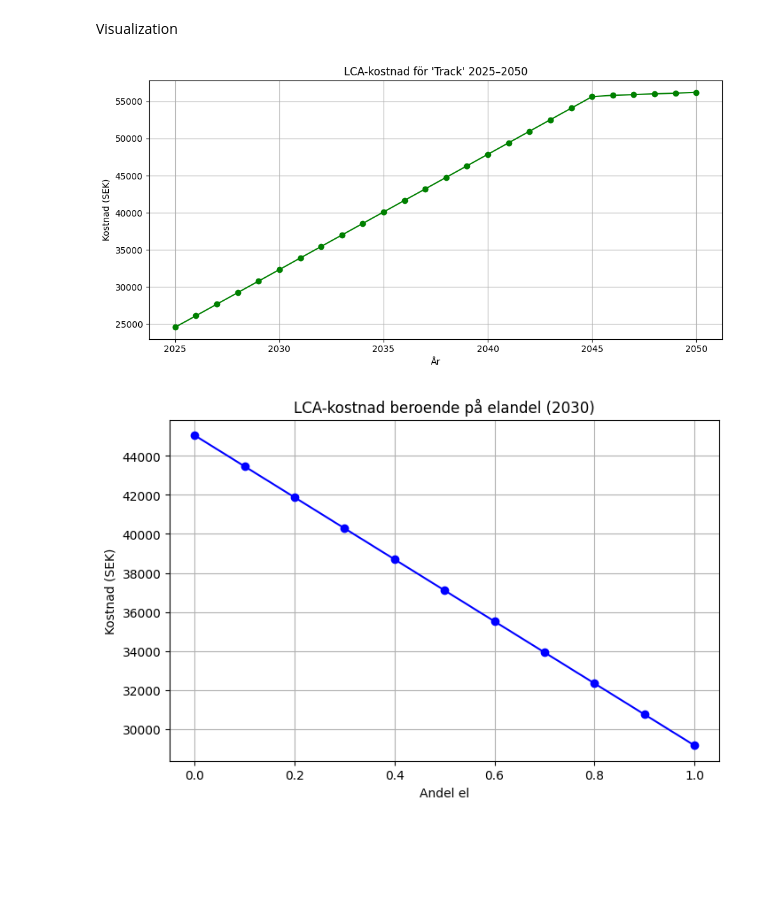
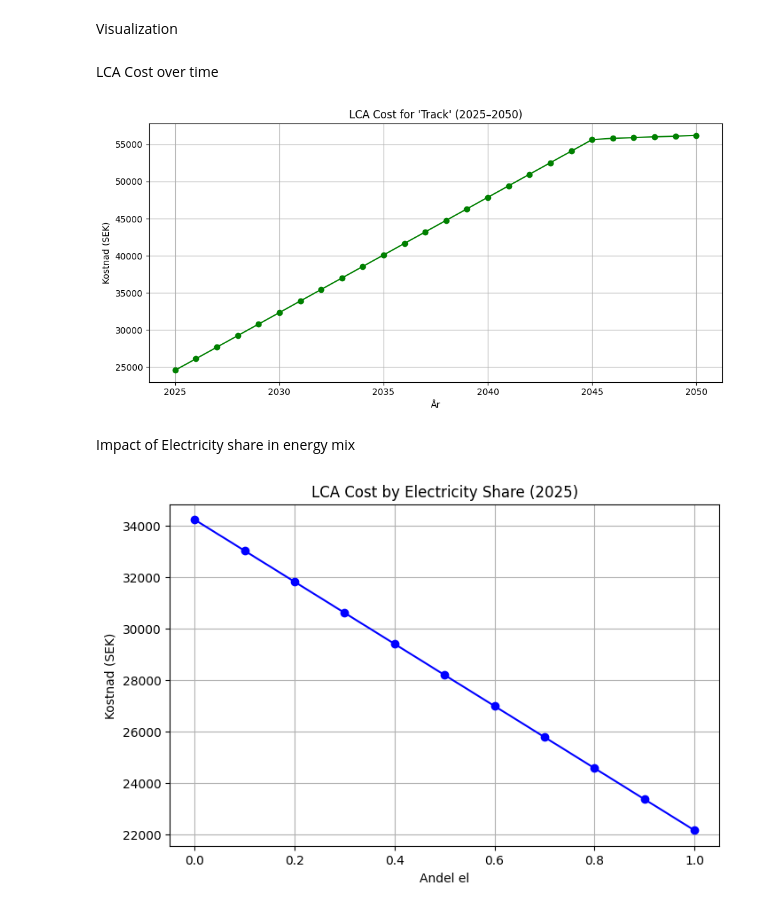
Before and after one commit to abdeaitali/rurut, a Jupyter notebook: LCC/rals_livslangd_python/notebooks/notebook_LCA_test.ipynb, the cells around one changed output. Cells and saved outputs as stored; diff of their text form; code cells hidden in the pictures; blank space fills up the shorter version.

Commit message:
Added visualization in notebook

```diff
--- a/LCC/rals_livslangd_python/notebooks/notebook_LCA_test.ipynb
+++ b/LCC/rals_livslangd_python/notebooks/notebook_LCA_test.ipynb
@@ -102,6 +102,8 @@ print(f"LCA-kostnad: {cost:.2f} SEK")
 LCA-kostnad: 19655.13 SEK
 # %% [markdown]
 Visualization
+# %% [markdown]
+LCA Cost over time
 # %%
 import matplotlib.pyplot as plt
 import pandas as pd
@@ -112,26 +114,28 @@ costs = [get_LCA_renewal('Track', year, track_length=1000) for year in years]
 
 plt.figure(figsize=(10, 5))
 plt.plot(years, costs, marker='o', color='green')
-plt.title("LCA-kostnad för 'Track' 2025–2050")
+plt.title("LCA Cost for 'Track' (2025–2050)")
 plt.xlabel("År")
 plt.ylabel("Kostnad (SEK)")
 plt.grid(True)
 plt.tight_layout()
 plt.show()
 # %% [output]
-[figure, old version]
+[figure, new version]
+# %% [markdown]
+Impact of Electricity share in energy mix
 # %%
 import numpy as np
 
 shares = np.linspace(0, 1, 11)
-costs = [get_LCA_renewal('Track', 2030, track_length=1000, share_electricity=s) for s in shares]
+costs = [get_LCA_renewal('Track', 2025, track_length=1000, share_electricity=s) for s in shares]
 
 plt.figure(figsize=(8, 5))
 plt.plot(shares, costs, marker='o', color='blue')
-plt.title("LCA-kostnad beroende på elandel (2030)")
+plt.title("LCA Cost by Electricity Share (2025)")
 plt.xlabel("Andel el")
 plt.ylabel("Kostnad (SEK)")
 plt.grid(True)
 plt.show()
 # %% [output]
-[figure, old version]
+[figure, new version]
```
Also changed, not shown: parts of 2 cells of this notebook, 1 other file.
